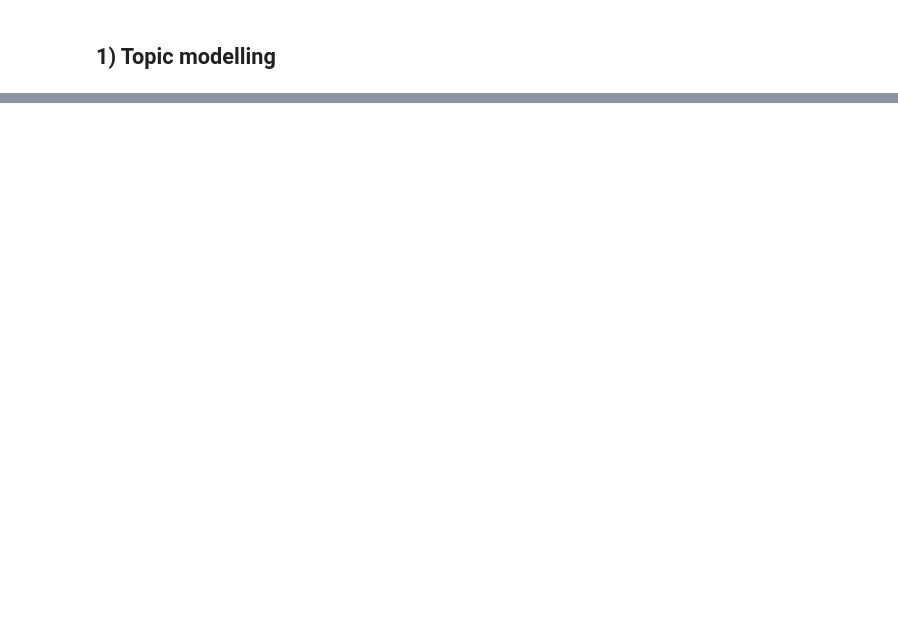
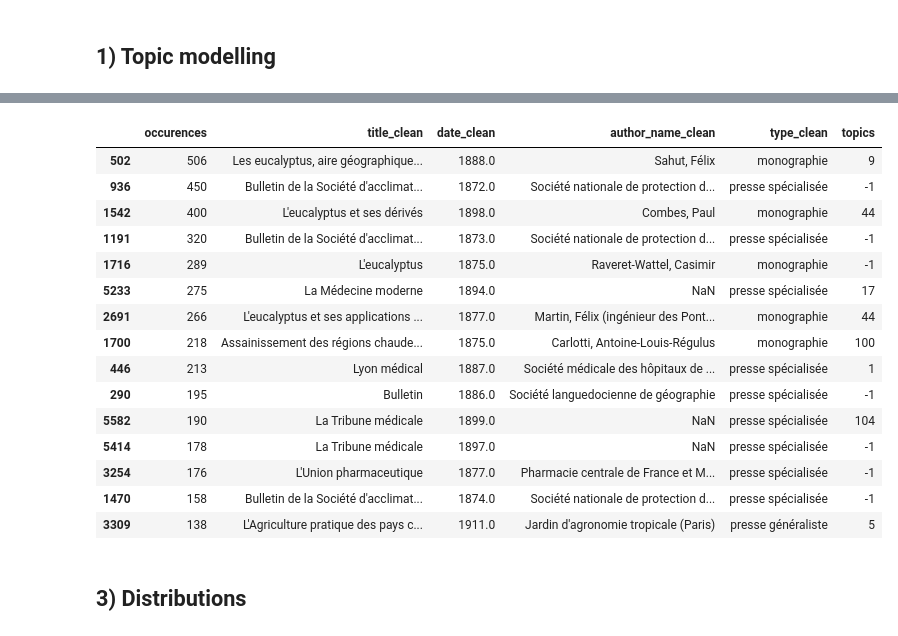
Before and after one commit to dh-epfl-students/lhst-the-ecology-of-eucalyptus, a Jupyter notebook: analysis/early_explo.ipynb, the cells around one changed output, grey strips where cells are left out. Drawn from its saved outputs; the diff is of its cells as text; code cells hidden in the pictures; blank space fills up the shorter version.

Commit message:
fix presse, add early explo

```diff
--- a/analysis/early_explo.ipynb
+++ b/analysis/early_explo.ipynb
@@ -48,0 +102,3 @@ topic_model.get_topic(13)
+# %%
+#Assign topics to df:
+df_downloaded["topics"] = topics
@@ -65,0 +145,4 @@ topic_document_info_df[topic_document_info_df["Representative_document"] == True
+# %%
+pd.set_option('display.max_columns', 121)
+cross_tab = pd.crosstab(df_downloaded.type_clean, df_downloaded.topics)
+cross_tab
@@ -67,0 +180,2 @@ topic_document_info_df[topic_document_info_df["Representative_document"] == True
+# %%
+df_downloaded["occurences"] = all_docs_occurrences
@@ -68,3 +192,24 @@ topic_document_info_df[topic_document_info_df["Representative_document"] == True
+# %%
+df_downloaded.sort_values(by="occurences", ascending=False)[["occurences", "title_clean", "date_clean", "author_name_clean", "type_clean", "topics"]].head(15)
+# %% [output]
+|  | occurences | title_clean | date_clean | author_name_clean | type_clean | topics |
+| 502 | 506 | Les eucalyptus, aire géographique... | 1888.0 | Sahut, Félix | monographie | 9 |
+| 936 | 450 | Bulletin de la Société d'acclimat... | 1872.0 | Société nationale de protection d... | presse spécialisée | -1 |
+| 1542 | 400 | L'eucalyptus et ses dérivés | 1898.0 | Combes, Paul | monographie | 44 |
+| 1191 | 320 | Bulletin de la Société d'acclimat... | 1873.0 | Société nationale de protection d... | presse spécialisée | -1 |
+| 1716 | 289 | L'eucalyptus | 1875.0 | Raveret-Wattel, Casimir | monographie | -1 |
+| 5233 | 275 | La Médecine moderne | 1894.0 | NaN | presse spécialisée | 17 |
+| 2691 | 266 | L'eucalyptus et ses applications ... | 1877.0 | Martin, Félix (ingénieur des Pont... | monographie | 44 |
+| 1700 | 218 | Assainissement des régions chaude... | 1875.0 | Carlotti, Antoine-Louis-Régulus | monographie | 100 |
+| 446 | 213 | Lyon médical | 1887.0 | Société médicale des hôpitaux de ... | presse spécialisée | 1 |
+| 290 | 195 | Bulletin | 1886.0 | Société languedocienne de géographie | presse spécialisée | -1 |
+| 5582 | 190 | La Tribune médicale | 1899.0 | NaN | presse spécialisée | 104 |
+| 5414 | 178 | La Tribune médicale | 1897.0 | NaN | presse spécialisée | -1 |
+| 3254 | 176 | L'Union pharmaceutique | 1877.0 | Pharmacie centrale de France et M... | presse spécialisée | -1 |
+| 1470 | 158 | Bulletin de la Société d'acclimat... | 1874.0 | Société nationale de protection d... | presse spécialisée | -1 |
+| 3309 | 138 | L'Agriculture pratique des pays c... | 1911.0 | Jardin d'agronomie tropicale (Paris) | presse généraliste | 5 |
+# %% [markdown]
+## 3) Distributions
 # %%
 sns.kdeplot(df, x="date_clean", hue="type_clean")
 # %% [output]
```
Also changed, not shown: parts of 25 cells of this notebook, 6 other files.
